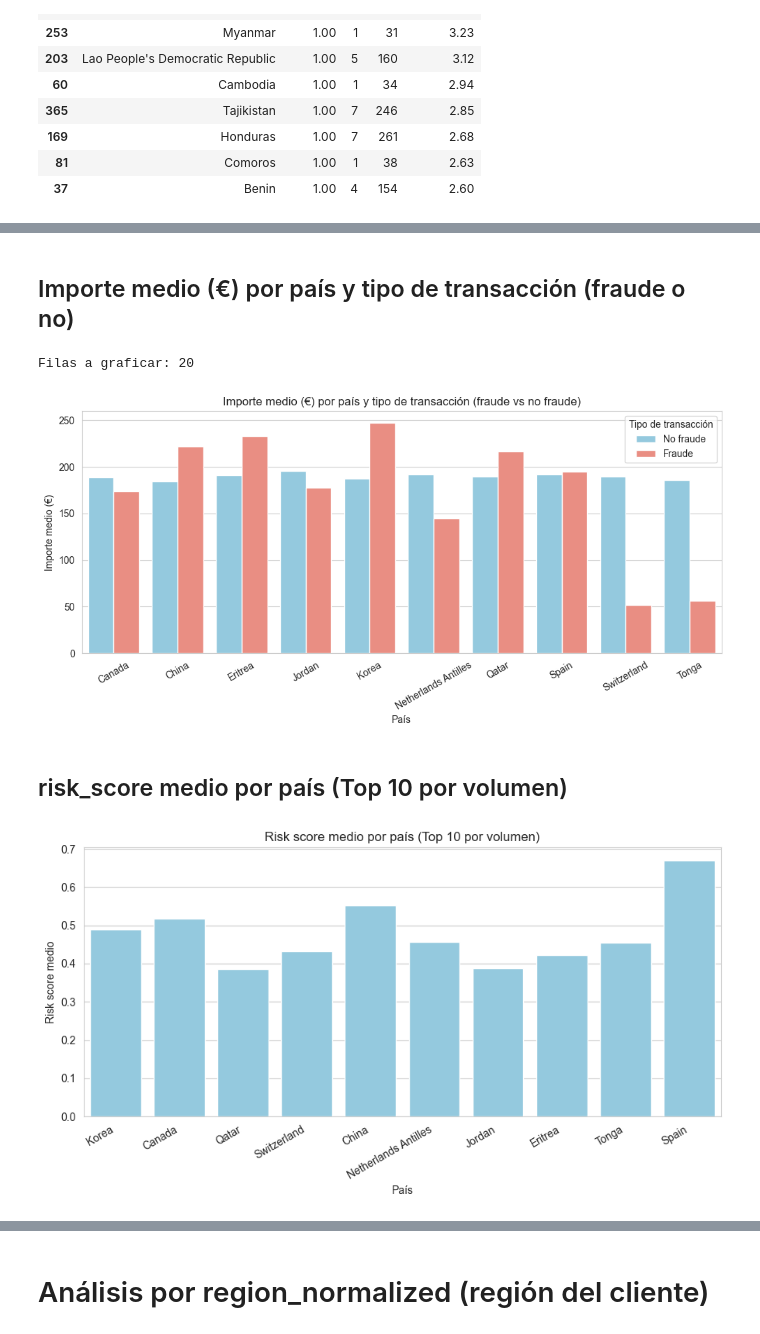
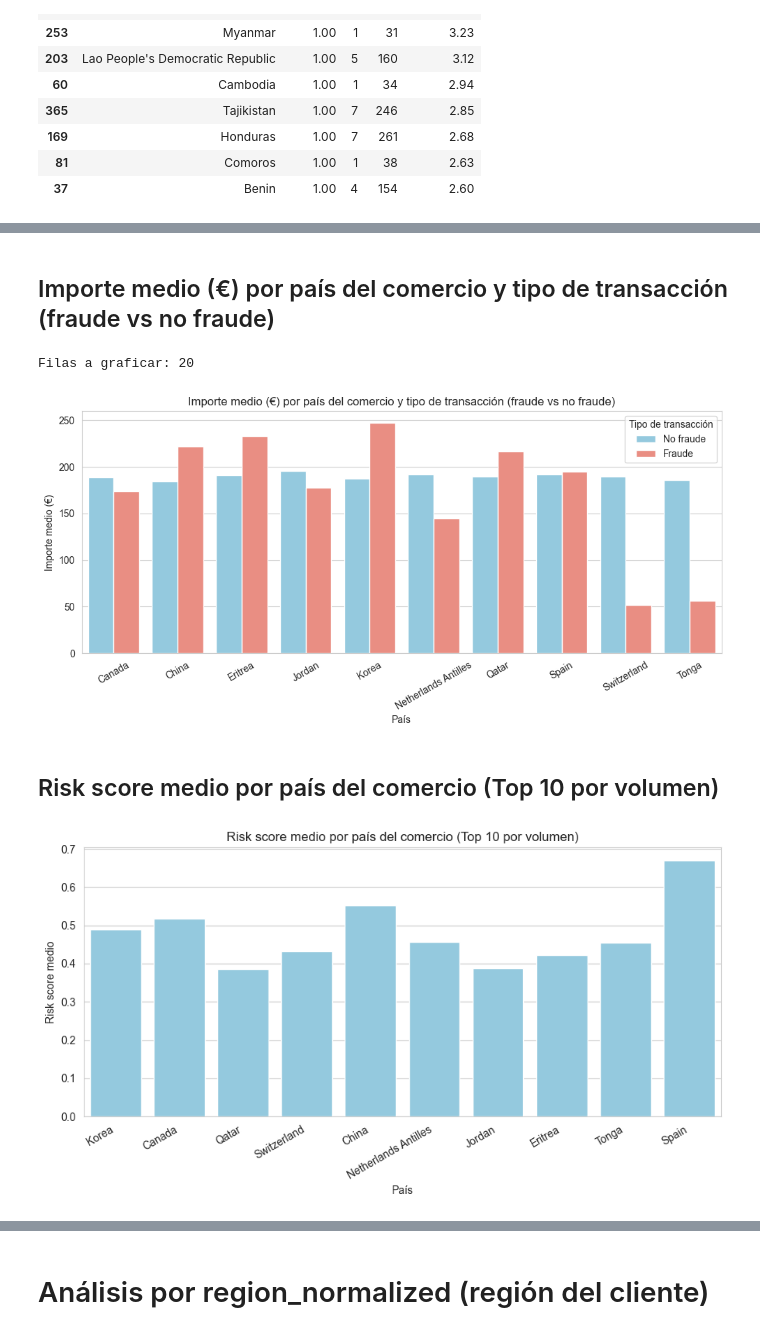
Before and after one commit to PatriciaMerinero/Proyecto_Final_Data_Analytics, a Jupyter notebook: NOTEBOOKS/03_EDA_ANALISIS_DESCRIPTIVO.ipynb, the cells around one changed output, grey strips where cells are left out. Cells and saved outputs as stored; diff of their text form; code cells hidden in the pictures.

```diff
--- a/NOTEBOOKS/03_EDA_ANALISIS_DESCRIPTIVO.ipynb
+++ b/NOTEBOOKS/03_EDA_ANALISIS_DESCRIPTIVO.ipynb
@@ -1546,5 +1547,5 @@ plt.show()
 # %% [markdown]
-## Importe medio (€) por país y tipo de transacción (fraude o no)
+## Importe medio (€) por país del comercio y tipo de transacción (fraude vs no fraude)
 # %%
 # 1) preparar datos (y evitar DataFrame vacío)
 top_amt_fraud = (
@@ -1552,37 +1553,37 @@ top_amt_fraud = (
       .mean()
       .reset_index()
 )
 top_amt_fraud['fraude_lbl'] = top_amt_fraud['is_fraud'].map({0:'No fraude', 1:'Fraude'})
 
 top_countries = df['country_normalized'].value_counts().head(10).index
 top_amt_fraud = top_amt_fraud[top_amt_fraud['country_normalized'].isin(top_countries)].copy()
 
 print("Filas a graficar:", len(top_amt_fraud))   # debe ser > 0
 
 # 2) dibujar
 fig, ax = plt.subplots(figsize=(10,5))
 sns.barplot(
     data=top_amt_fraud,
     x='country_normalized', y='amount',
     hue='fraude_lbl',
     palette={'No fraude':'skyblue','Fraude':'salmon'},
     ax=ax
 )
 
-ax.set_title('Importe medio (€) por país y tipo de transacción (fraude vs no fraude)')
+ax.set_title('Importe medio (€) por país del comercio y tipo de transacción (fraude vs no fraude)')
 ax.set_xlabel('País'); ax.set_ylabel('Importe medio (€)')
 ax.tick_params(axis='x', rotation=30)
 ax.legend(title='Tipo de transacción')
 fig.tight_layout()
 
 
 
 plt.show()
 # %% [output]
 Filas a graficar: 20
-[figure, old version]
+[figure, new version]
 # %% [markdown]
-## risk_score medio por país (Top 10 por volumen)
+## Risk score medio por país del comercio (Top 10 por volumen)
 # %%
 # Agrupamos por país y sacamos el promedio del risk_score
 res_country = (
@@ -1603,12 +1604,12 @@ sns.barplot(
     color='skyblue'
 )
 
-plt.title('Risk score medio por país (Top 10 por volumen)')
+plt.title('Risk score medio por país del comercio (Top 10 por volumen)')
 plt.xlabel('País')
 plt.ylabel('Risk score medio')
 plt.xticks(rotation=30, ha='right')
 plt.tight_layout()
 plt.show()
 # %% [output]
-[figure, old version]
+[figure, new version]
 # %% [markdown]
```
Also changed, not shown: parts of 8 cells of this notebook, 1 other file.
